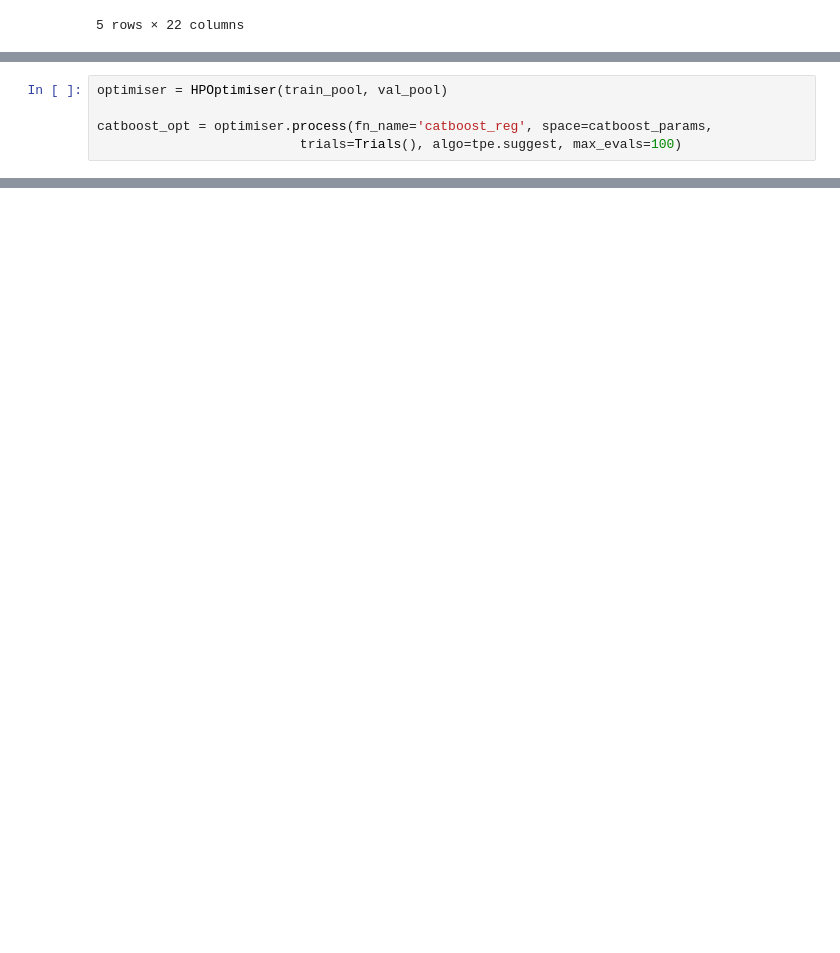
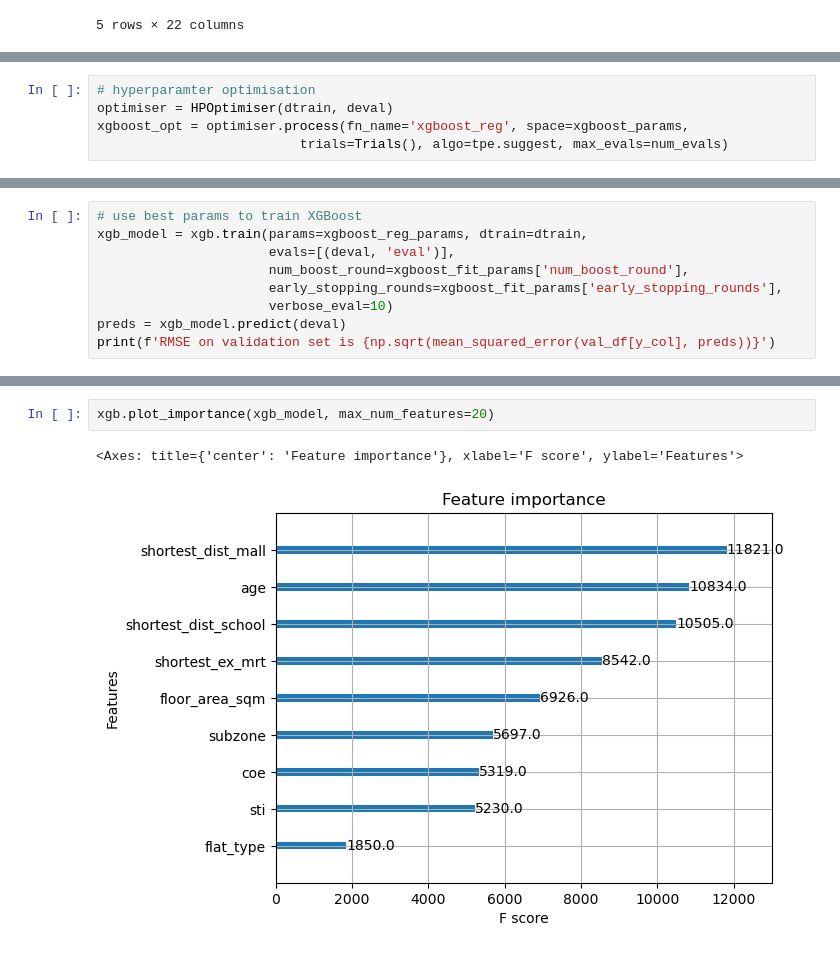
Before and after one commit to luchungi/CS5228, a Jupyter notebook: Trees.ipynb, the cells around one changed output, grey strips where cells are left out. Saved outputs shown, nothing was run; the diff lists cells and outputs as text; blank space fills up the shorter version.

```diff
--- a/Trees.ipynb
+++ b/Trees.ipynb
@@ -164,5 +320,5 @@ catboost_params['loss_func' ] = lambda y, pred: np.sqrt(mean_squared_error(y, pr
 # %%
-optimiser = HPOptimiser(train_pool, val_pool)
-
-catboost_opt = optimiser.process(fn_name='catboost_reg', space=catboost_params,
-                          trials=Trials(), algo=tpe.suggest, max_evals=100)
+# hyperparamter optimisation
+optimiser = HPOptimiser(dtrain, deval)
+xgboost_opt = optimiser.process(fn_name='xgboost_reg', space=xgboost_params,
+                          trials=Trials(), algo=tpe.suggest, max_evals=num_evals)
@@ -177,0 +334,9 @@ catboost_opt
+# %%
+# use best params to train XGBoost
+xgb_model = xgb.train(params=xgboost_reg_params, dtrain=dtrain,
+                      evals=[(deval, 'eval')],
+                      num_boost_round=xgboost_fit_params['num_boost_round'],
+                      early_stopping_rounds=xgboost_fit_params['early_stopping_rounds'],
+                      verbose_eval=10)
+preds = xgb_model.predict(deval)
+print(f'RMSE on validation set is {np.sqrt(mean_squared_error(val_df[y_col], preds))}')
@@ -177,0 +358,5 @@ catboost_opt
+# %%
+xgb.plot_importance(xgb_model, max_num_features=20)
+# %% [output]
+<Axes: title={'center': 'Feature importance'}, xlabel='F score', ylabel='Features'>
+[figure, added]
```
Also changed, not shown: parts of 46 cells of this notebook.
